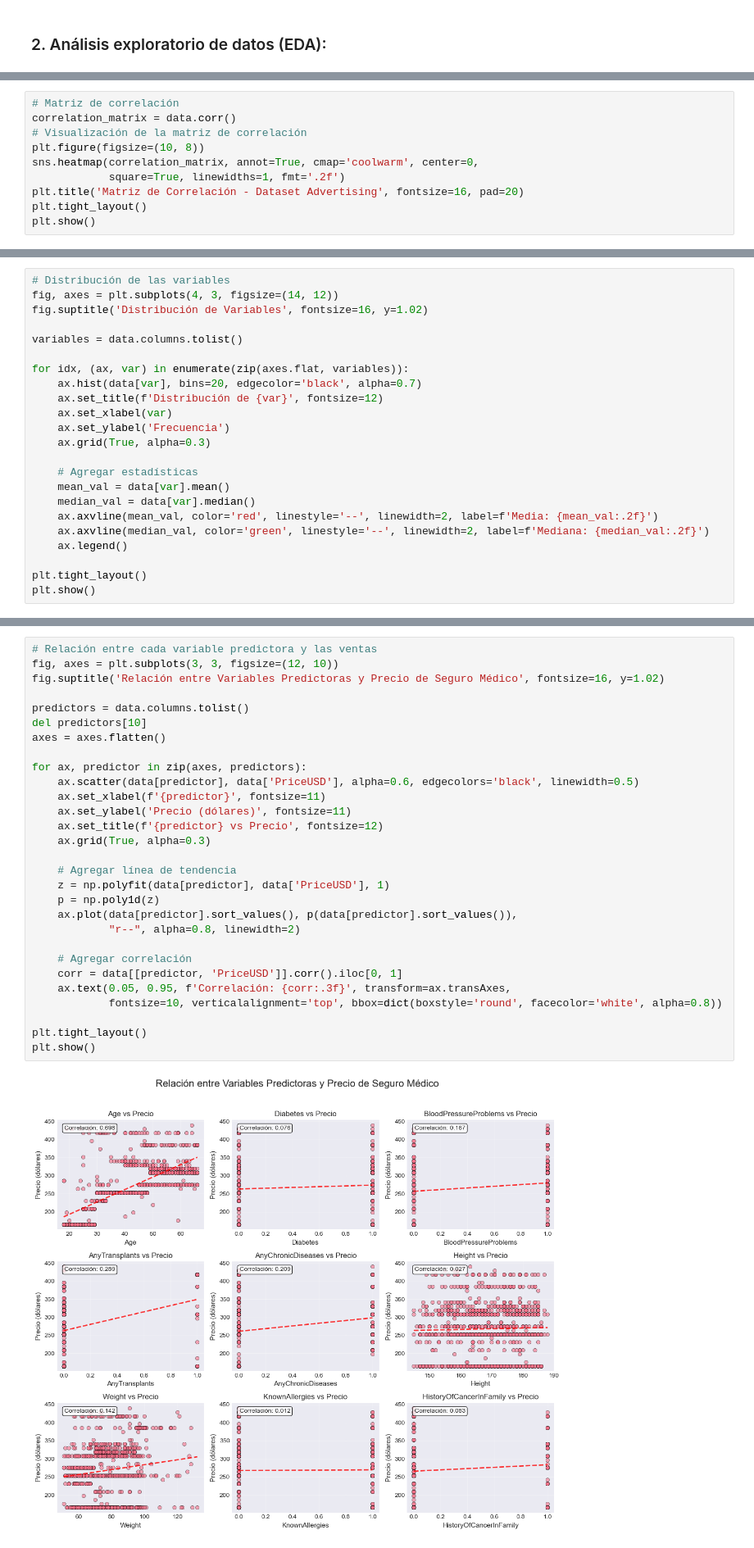
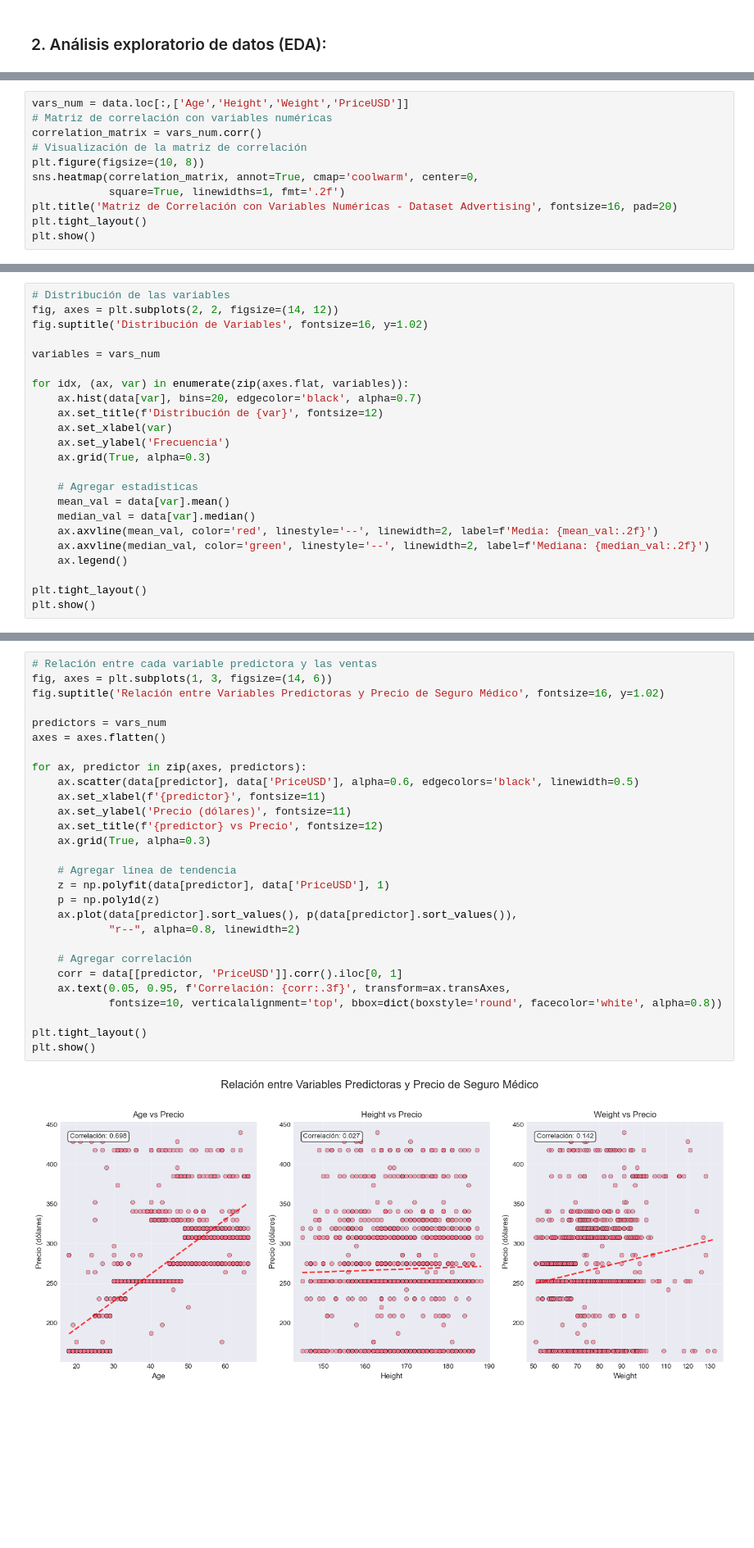
Before and after one commit to AleCarregha/Proyecto_Final_Mineria_INNOVAdores, a Jupyter notebook: Proyecto_final.ipynb, the cells around one changed output, grey strips where cells are left out. Shown: that part at 82% size. Cells and saved outputs as stored; diff of their text form; blank space fills up the shorter version.

```diff
--- a/Proyecto_final.ipynb
+++ b/Proyecto_final.ipynb
@@ -120,13 +120,14 @@ NumberOfMajorSurgeries     0
 PriceUSD                   0
 dtype: int64
 # %%
-# Matriz de correlación
-correlation_matrix = data.corr()
+vars_num = data.loc[:,['Age','Height','Weight','PriceUSD']]
+# Matriz de correlación con variables numéricas
+correlation_matrix = vars_num.corr()
 # Visualización de la matriz de correlación
 plt.figure(figsize=(10, 8))
 sns.heatmap(correlation_matrix, annot=True, cmap='coolwarm', center=0,
             square=True, linewidths=1, fmt='.2f')
-plt.title('Matriz de Correlación - Dataset Advertising', fontsize=16, pad=20)
+plt.title('Matriz de Correlación con Variables Numéricas - Dataset Advertising', fontsize=16, pad=20)
 plt.tight_layout()
 plt.show()
 # %% [output]
@@ -134,9 +135,9 @@ plt.show()
 # %%
 # Distribución de las variables
-fig, axes = plt.subplots(4, 3, figsize=(14, 12))
+fig, axes = plt.subplots(2, 2, figsize=(14, 12))
 fig.suptitle('Distribución de Variables', fontsize=16, y=1.02)
 
-variables = data.columns.tolist()
+variables = vars_num
 
 for idx, (ax, var) in enumerate(zip(axes.flat, variables)):
     ax.hist(data[var], bins=20, edgecolor='black', alpha=0.7)
@@ -159,34 +160,33 @@ plt.show()
 # %%
 # Relación entre cada variable predictora y las ventas
-fig, axes = plt.subplots(3, 3, figsize=(12, 10))
+fig, axes = plt.subplots(1, 3, figsize=(14, 6))
 fig.suptitle('Relación entre Variables Predictoras y Precio de Seguro Médico', fontsize=16, y=1.02)
 
-predictors = data.columns.tolist()
-del predictors[10]
+predictors = vars_num
 axes = axes.flatten()
 
 for ax, predictor in zip(axes, predictors):
     ax.scatter(data[predictor], data['PriceUSD'], alpha=0.6, edgecolors='black', linewidth=0.5)
     ax.set_xlabel(f'{predictor}', fontsize=11)
     ax.set_ylabel('Precio (dólares)', fontsize=11)
     ax.set_title(f'{predictor} vs Precio', fontsize=12)
     ax.grid(True, alpha=0.3)
 
     # Agregar línea de tendencia
     z = np.polyfit(data[predictor], data['PriceUSD'], 1)
     p = np.poly1d(z)
     ax.plot(data[predictor].sort_values(), p(data[predictor].sort_values()),
             "r--", alpha=0.8, linewidth=2)
 
     # Agregar correlación
     corr = data[[predictor, 'PriceUSD']].corr().iloc[0, 1]
     ax.text(0.05, 0.95, f'Correlación: {corr:.3f}', transform=ax.transAxes,
             fontsize=10, verticalalignment='top', bbox=dict(boxstyle='round', facecolor='white', alpha=0.8))
 
 plt.tight_layout()
 plt.show()
 # %% [output]
-[figure, old version]
+[figure, new version]
 # %%
 # Pairplot para visualizar todas las relaciones
 plt.figure(figsize=(12, 10))
```
Also changed, not shown: parts of 3 cells of this notebook.
